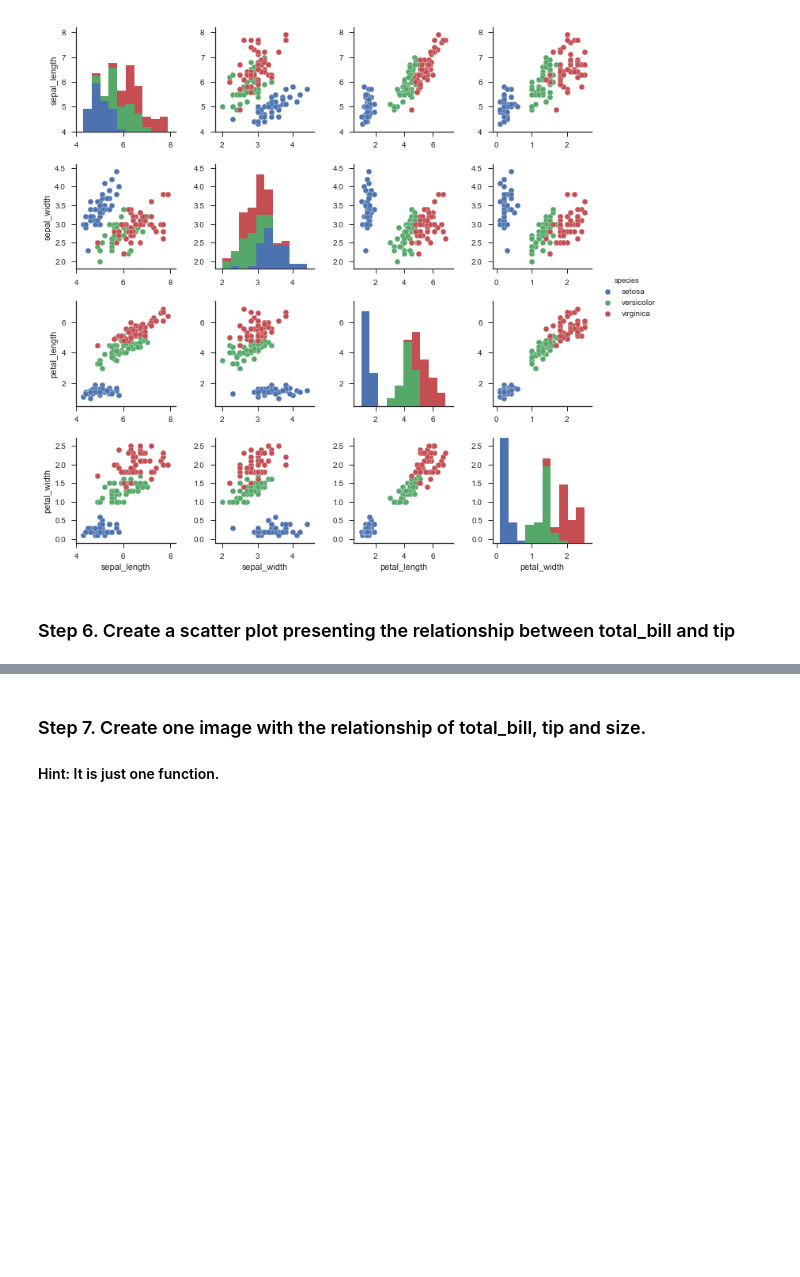
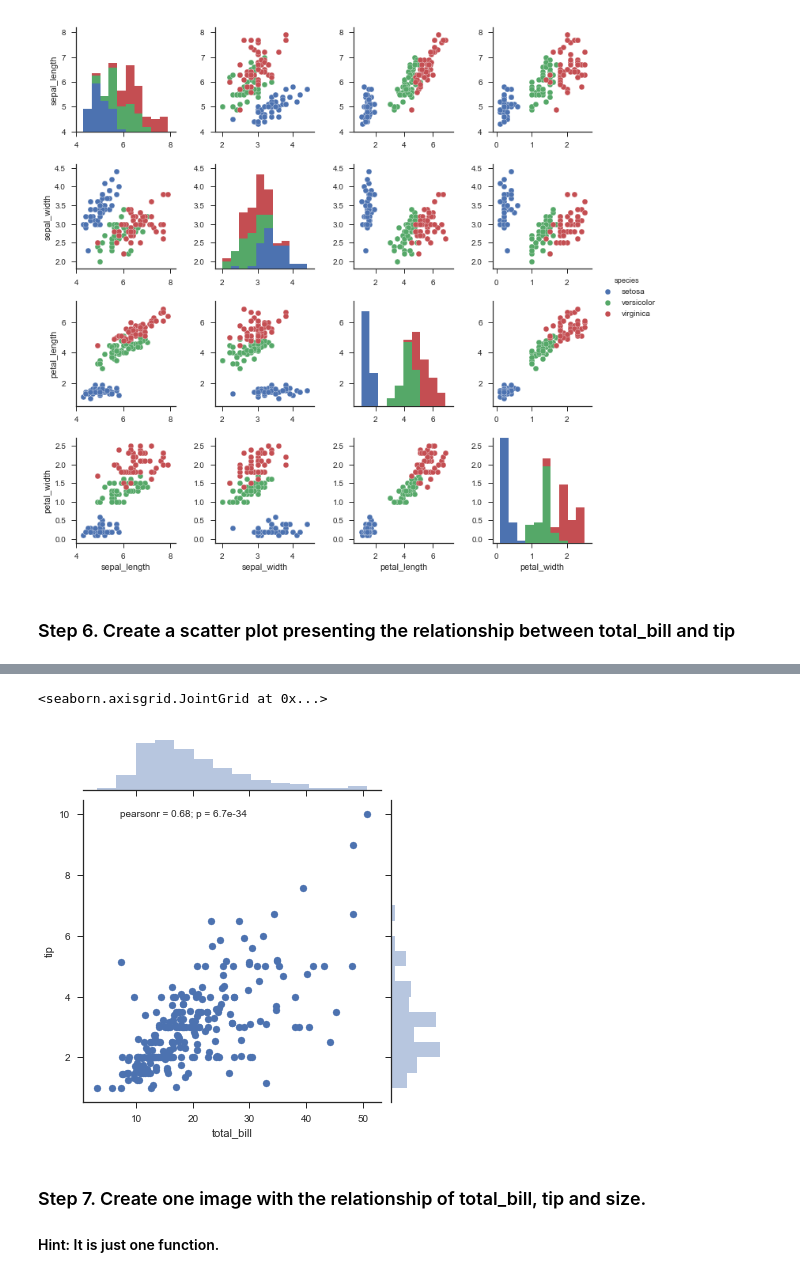
Before and after one commit to jordanmoritz/PandasExercises, a Jupyter notebook: pandas_exercises-master/07_Visualization/Tips/Exercises.ipynb, the cells around one changed output, grey strips where cells are left out. Drawn from its saved outputs; the diff is of its cells as text; code cells hidden in the pictures; blank space fills up the shorter version.

```diff
--- a/pandas_exercises-master/07_Visualization/Tips/Exercises.ipynb
+++ b/pandas_exercises-master/07_Visualization/Tips/Exercises.ipynb
@@ -111,3 +114,9 @@ tips[['total_bill', 'tip']].plot(kind='scatter', x='total_bill', y='tip')
+# %%
+# Could have a done wayyyyy cooler version using a sns jointplot
+sns.jointplot(x='total_bill', y='tip', data=tips)
+# %% [output]
+<seaborn.axisgrid.JointGrid at 0x...>
+[figure, added]
 # %% [markdown]
 ### Step 7.  Create one image with the relationship of total_bill, tip and size.
 #### Hint: It is just one function.
```
Also changed, not shown: parts of 9 cells of this notebook.
